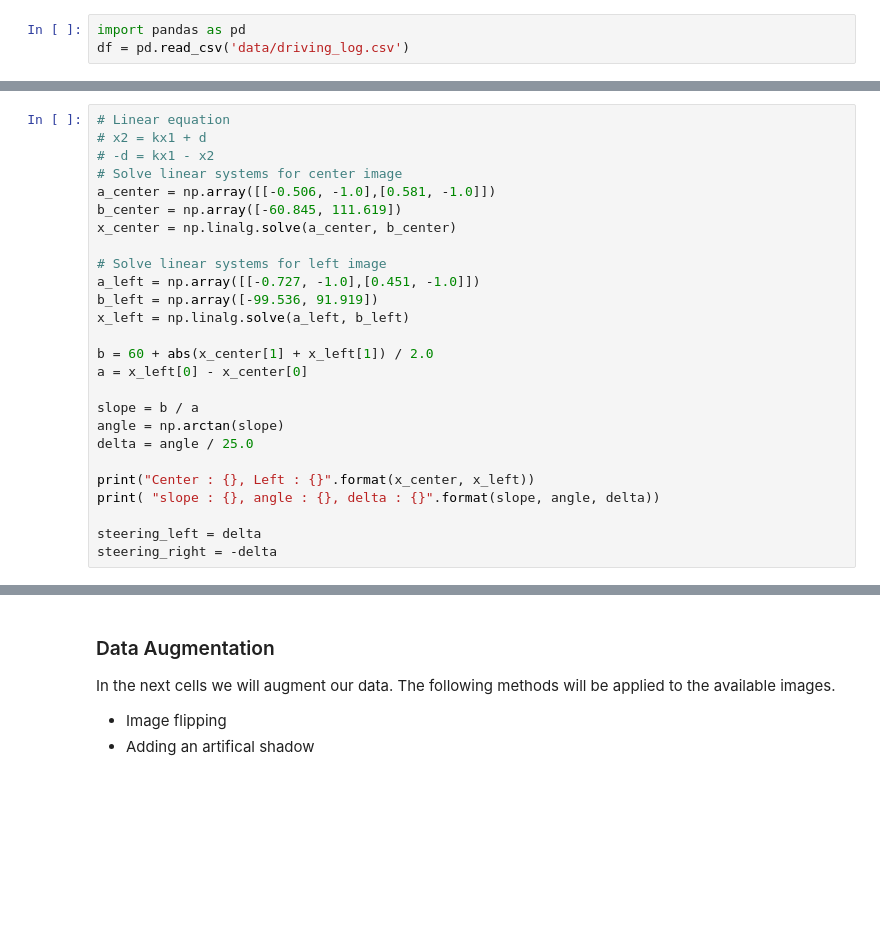
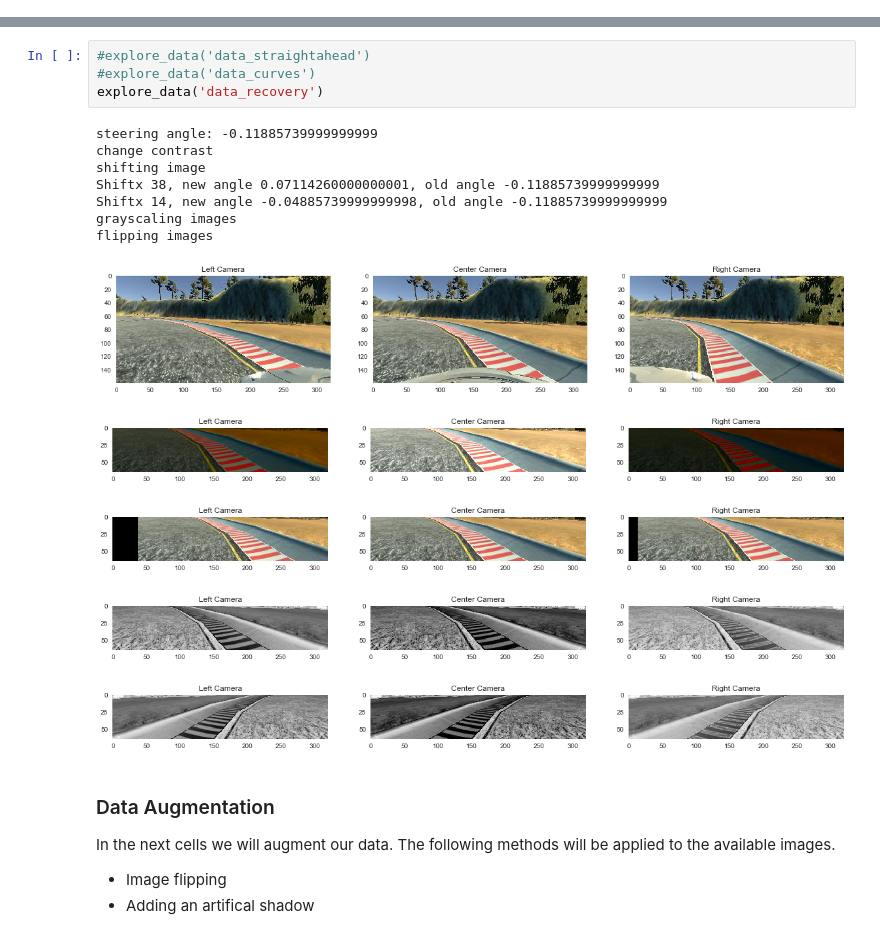
Before and after one commit to rudi77/sdc, a Jupyter notebook: project3/data_exploration.ipynb, the cells around one changed output, grey strips where cells are left out. Drawn from its saved outputs; the diff is of its cells as text; blank space fills up the shorter version.

```diff
--- a/project3/data_exploration.ipynb
+++ b/project3/data_exploration.ipynb
@@ -1,3 +0,0 @@
-# %%
-import pandas as pd
-df = pd.read_csv('data/driving_log.csv')
@@ -341,26 +100,0 @@ Now lets find the intercept points for the left and right lanes of the center as
-# %%
-# Linear equation
-# x2 = kx1 + d
-# -d = kx1 - x2
-# Solve linear systems for center image
-a_center = np.array([[-0.506, -1.0],[0.581, -1.0]])
-b_center = np.array([-60.845, 111.619])
-x_center = np.linalg.solve(a_center, b_center)
-
-# Solve linear systems for left image
-a_left = np.array([[-0.727, -1.0],[0.451, -1.0]])
-b_left = np.array([-99.536, 91.919])
-x_left = np.linalg.solve(a_left, b_left)
-
-b = 60 + abs(x_center[1] + x_left[1]) / 2.0
-a = x_left[0] - x_center[0]
-
-slope = b / a
-angle = np.arctan(slope)
-delta = angle / 25.0
-
-print("Center : {}, Left : {}".format(x_center, x_left))
-print( "slope : {}, angle : {}, delta : {}".format(slope, angle, delta))
-
-steering_left = delta
-steering_right = -delta
@@ -370,3 +209,20 @@ slope : 20.447603045811523, angle : 1.521929773048198, delta : 0.060877190921927
+# %%
+#explore_data('data_straightahead')
+#explore_data('data_curves')
+explore_data('data_recovery')
+# %% [output]
+steering angle: -0.11885739999999999
+change contrast
+shifting image
+Shiftx 38, new angle 0.07114260000000001, old angle -0.11885739999999999
+Shiftx 14, new angle -0.04885739999999998, old angle -0.11885739999999999
+grayscaling images
+flipping images
+[figure, added]
+[figure, added]
+[figure, added]
+[figure, added]
+[figure, added]
 # %% [markdown]
 ### Data Augmentation
 In the next cells we will augment our data. The following methods will be applied to the available images.
```
Also changed, not shown: parts of 23 cells of this notebook, 3 other files.
